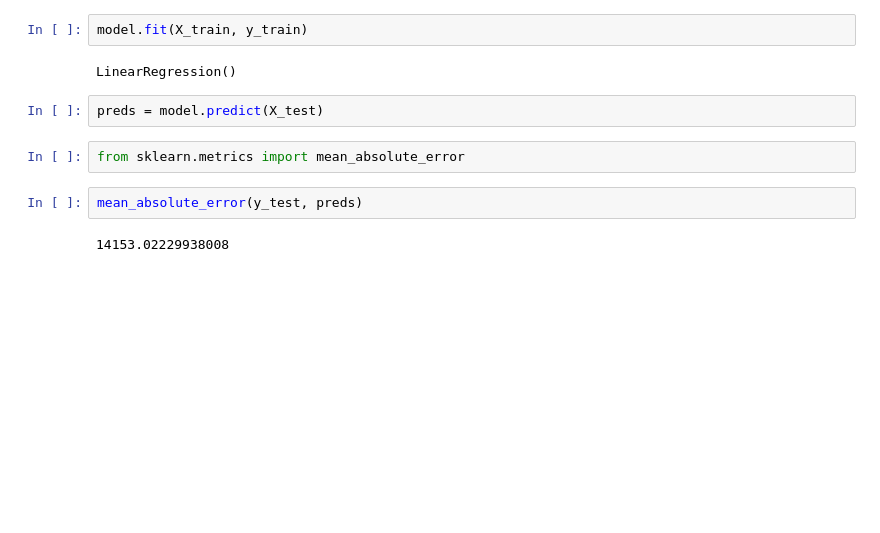
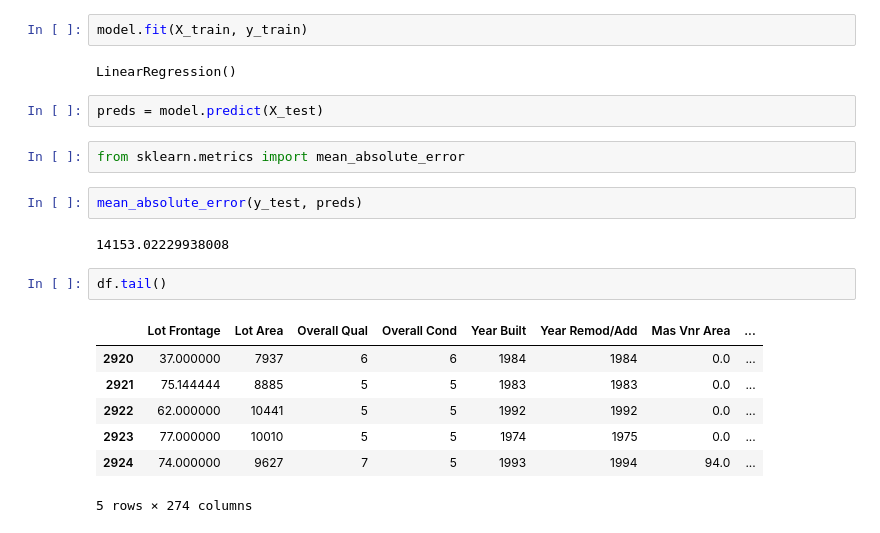
Before and after one commit to JovanTTT/MachineLearning-Course, a Jupyter notebook: test_models.ipynb, the cells around one changed output. Saved outputs shown, nothing was run; the diff lists cells and outputs as text; blank space fills up the shorter version.

```diff
--- a/test_models.ipynb
+++ b/test_models.ipynb
@@ -1175,3 +1175,13 @@ from sklearn.metrics import mean_absolute_error
 mean_absolute_error(y_test, preds)
 # %% [output]
 14153.02229938008
+# %%
+df.tail()
+# %% [output]
+|  | Lot Frontage | Lot Area | Overall Qual | Overall Cond | Year Built | Year Remod/Add | Mas Vnr Area | ... |
+| 2920 | 37.000000 | 7937 | 6 | 6 | 1984 | 1984 | 0.0 | ... |
+| 2921 | 75.144444 | 8885 | 5 | 5 | 1983 | 1983 | 0.0 | ... |
+| 2922 | 62.000000 | 10441 | 5 | 5 | 1992 | 1992 | 0.0 | ... |
+| 2923 | 77.000000 | 10010 | 5 | 5 | 1974 | 1975 | 0.0 | ... |
+| 2924 | 74.000000 | 9627 | 7 | 5 | 1993 | 1994 | 94.0 | ... |
+5 rows × 274 columns
```
